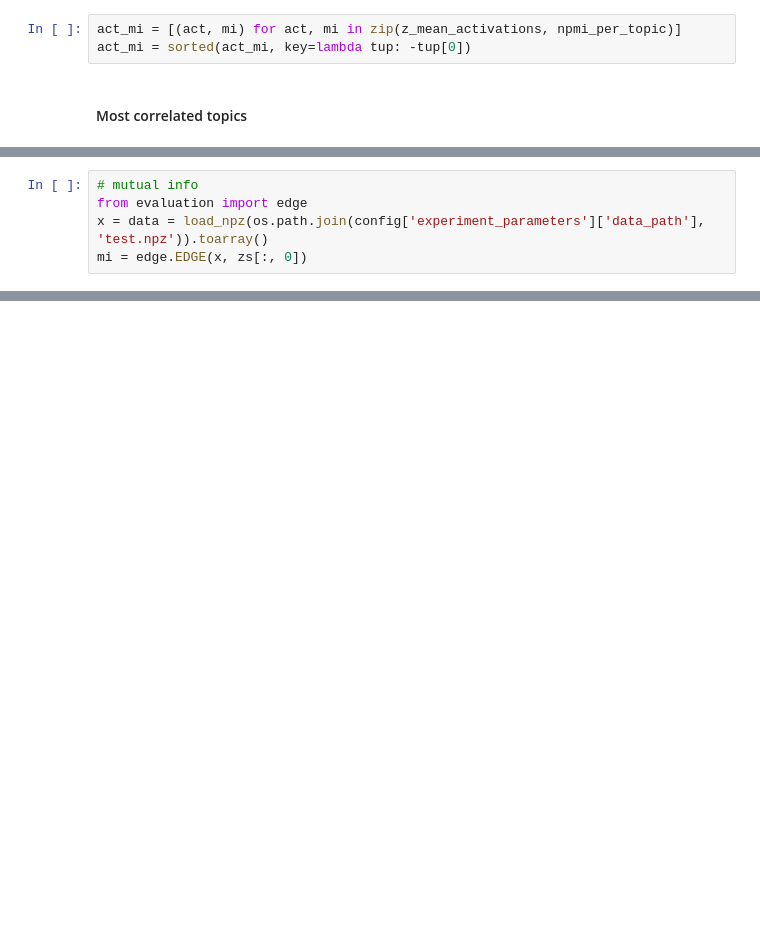
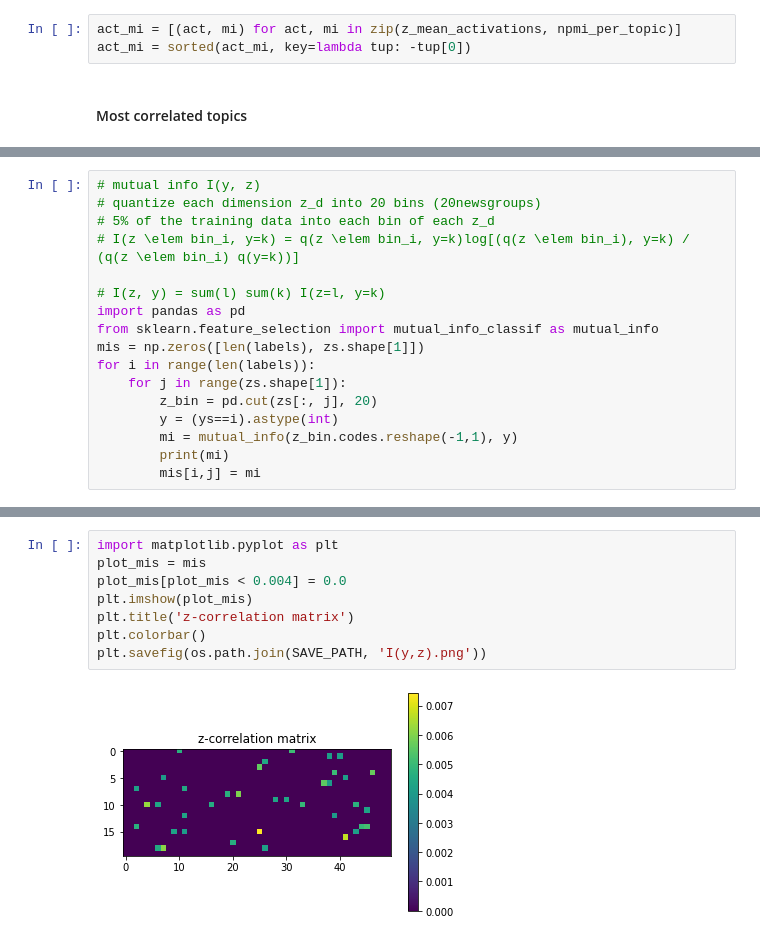
Before and after one commit to divankovic/nlp_disentanglement, a Jupyter notebook: experiments/evaluation.ipynb, the cells around one changed output, grey strips where cells are left out. Saved outputs shown, nothing was run; the diff lists cells and outputs as text; blank space fills up the shorter version.

```diff
--- a/experiments/evaluation.ipynb
+++ b/experiments/evaluation.ipynb
@@ -138,5 +117,0 @@ for topic in cor_topics:
-# %%
-# mutual info
-from evaluation import edge
-x = data = load_npz(os.path.join(config['experiment_parameters']['data_path'], 'test.npz')).toarray()
-mi = edge.EDGE(x, zs[:, 0])
@@ -144,0 +120,17 @@ ModuleNotFoundError: No module named 'cvxpy'
+# %%
+# mutual info I(y, z)
+# quantize each dimension z_d into 20 bins (20newsgroups)
+# 5% of the training data into each bin of each z_d
+# I(z \elem bin_i, y=k) = q(z \elem bin_i, y=k)log[(q(z \elem bin_i), y=k) / (q(z \elem bin_i) q(y=k))]
+
+# I(z, y) = sum(l) sum(k) I(z=l, y=k)
+import pandas as pd
+from sklearn.feature_selection import mutual_info_classif as mutual_info
+mis = np.zeros([len(labels), zs.shape[1]])
+for i in range(len(labels)):
+    for j in range(zs.shape[1]):
+        z_bin = pd.cut(zs[:, j], 20)
+        y = (ys==i).astype(int)
+        mi = mutual_info(z_bin.codes.reshape(-1,1), y)
+        print(mi)
+        mis[i,j] = mi
@@ -144,0 +155,10 @@ ModuleNotFoundError: No module named 'cvxpy'
+# %%
+import matplotlib.pyplot as plt
+plot_mis = mis
+plot_mis[plot_mis < 0.004] = 0.0
+plt.imshow(plot_mis)
+plt.title('z-correlation matrix')
+plt.colorbar()
+plt.savefig(os.path.join(SAVE_PATH, 'I(y,z).png'))
+# %% [output]
+[figure, added]
```
Also changed, not shown: parts of 13 cells of this notebook, 9 other files.
